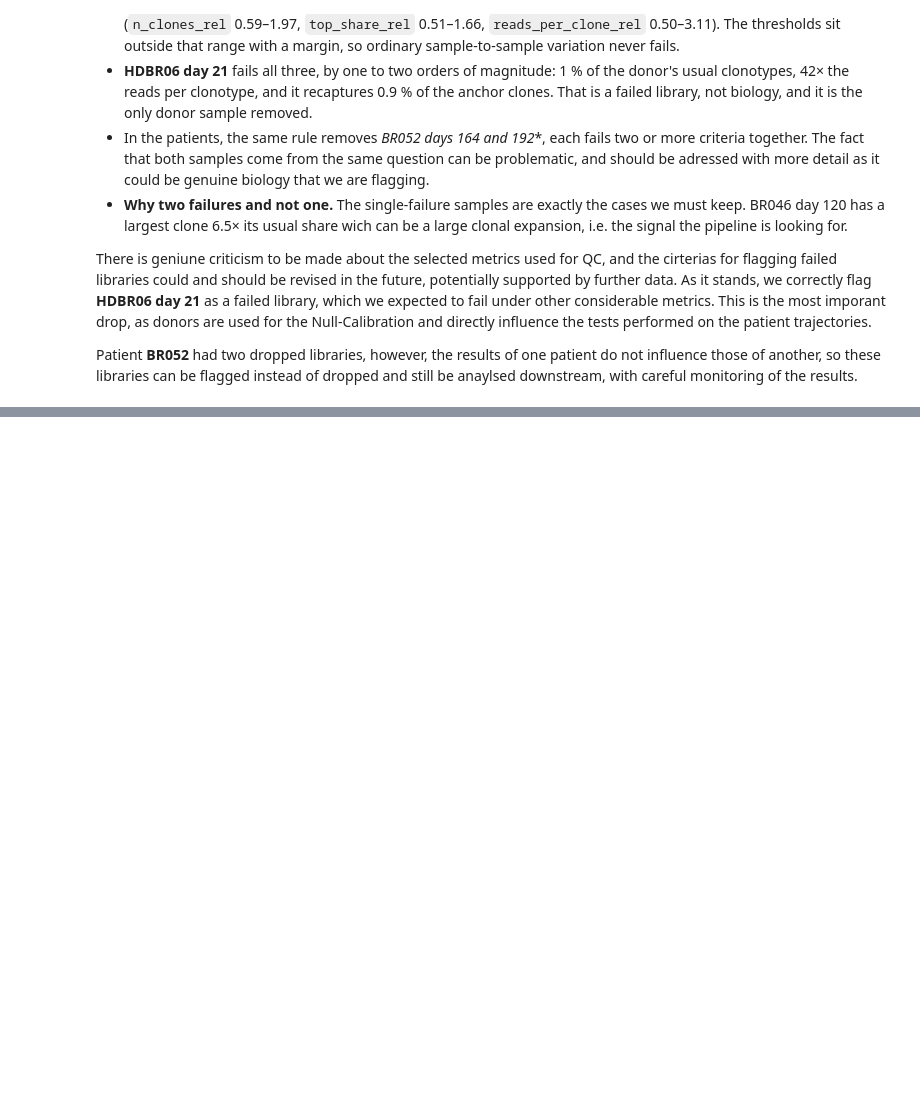
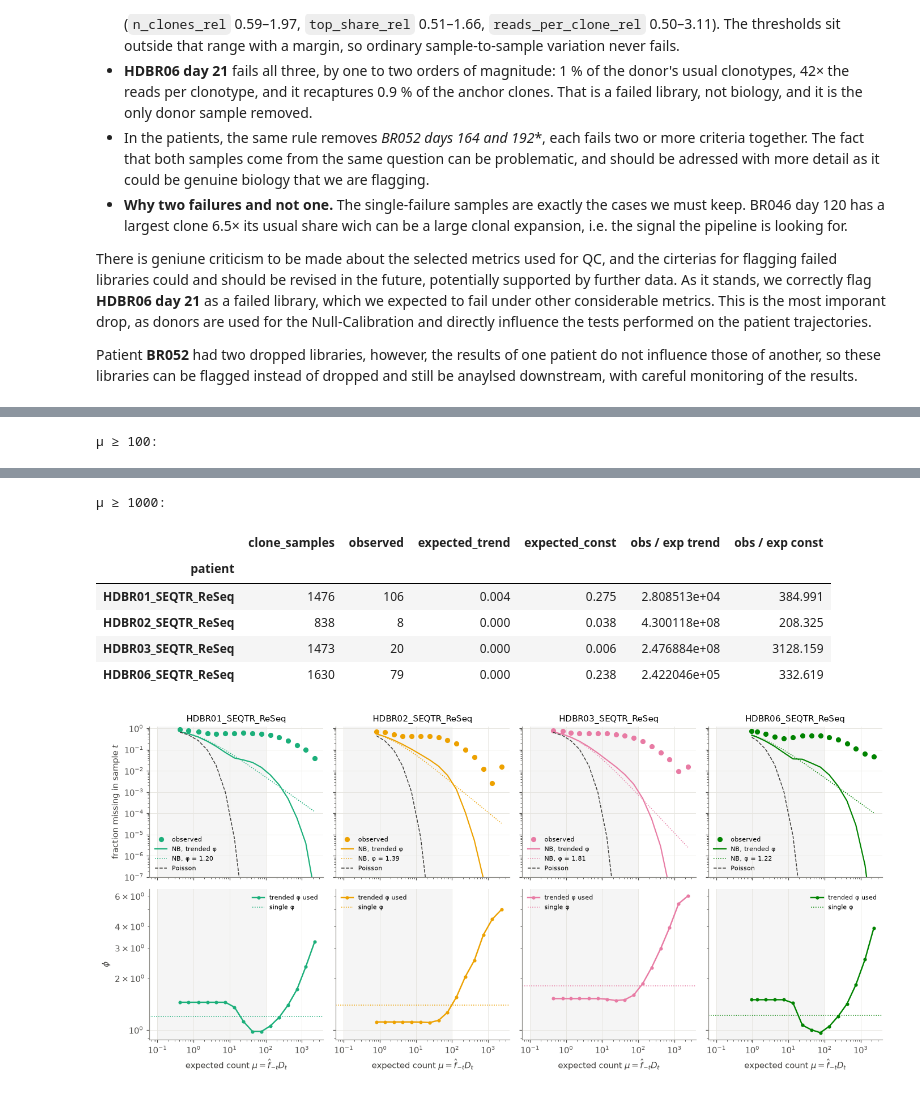
Before and after one commit to leogabcz/VHIO-colab, a Jupyter notebook: notebooks/Notebook_1_EDA.ipynb, the cells around one changed output, grey strips where cells are left out. Cells and saved outputs as stored; diff of their text form; code cells hidden in the pictures; blank space fills up the shorter version.

```diff
--- a/notebooks/Notebook_1_EDA.ipynb
+++ b/notebooks/Notebook_1_EDA.ipynb
@@ -398,0 +713,70 @@ Patient **BR052** had two dropped libraries, however, the results of one patient
+# %%
+# Dropouts vs NB with frequency-trended φ (leave-one-sample-out, as in 1.8)
+def phi_trend_fn(p, lo=0.02, hi=1e3):
+    """phi(m) interpolated (log-log) from the per-bin likelihood φ of 1.7; flat outside the fitted range."""
+    b = phi_bins[p]
+    b = b[(b['m'] >= M_MIN) & b['phi_lik'].between(lo, hi)]          # drop bins that hit the search bounds
+    lm, lp = np.log(b['m'].to_numpy()), np.log(b['phi_lik'].to_numpy())
+    return lambda m: np.exp(np.interp(np.log(np.maximum(m, 1e-12)), lm, lp))
+
+rows = []
+for p in USABLE:
+    X, D, days = wide_counts(hd[hd['patient'] == p])
+    G = np.exp(np.log(D).mean())
+    seen = X > 0
+    tot, n_seen = X.sum(1), seen.sum(1)
+    trend = phi_trend_fn(p)
+    for j, d in enumerate(days):
+        sel = (n_seen - seen[:, j]) >= MIN_OTHER
+        f = (tot[sel] - X[sel, j]) / (D.sum() - D[j])
+        rows.append(pd.DataFrame({'patient': p, 'day': d, 'mu': f * D[j], 'm': f * G,
+                                  'x': X[sel, j], 'phi_tr': trend(f * G)}))
+lk = pd.concat(rows, ignore_index=True)
+lk['phi_c'] = lk['patient'].map(phi_nb)
+lk['bin'] = pd.cut(lk['mu'], MU_BINS)
+
+nb_pmf = lambda k, mu, phi: stats.nbinom.pmf(k, phi, phi / (phi + mu))
+lk['missing'] = lk['x'] == 0
+lk['p0_tr'] = nb_pmf(0, lk['mu'], lk['phi_tr'])
+lk['p0_c'] = nb_pmf(0, lk['mu'], lk['phi_c'])
+lk['p0_pois'] = np.exp(-lk['mu'])
+
+B0 = (lk.groupby(['patient', 'bin'], observed=True)
+        .agg(mu=('mu', 'mean'), n=('x', 'size'), obs=('missing', 'mean'),
+             tr=('p0_tr', 'mean'), c=('p0_c', 'mean'), pois=('p0_pois', 'mean'),
+             phi_tr=('phi_tr', 'mean')))
+B0 = B0[B0['n'] >= 50]
+
+fig, axes = plt.subplots(2, len(USABLE), figsize=(3.2 * len(USABLE), 6), sharex=True, sharey='row')
+for i, p in enumerate(USABLE):
+    b = B0.loc[p]
+    ax = axes[0, i]
+    ax.plot(b['mu'], b['obs'], 'o', color=COLOR[p], label='observed')
+    ax.plot(b['mu'], b['tr'], color=COLOR[p], lw=1.4, label='NB, trended φ')
+    ax.plot(b['mu'], b['c'], color=COLOR[p], lw=1, ls=':', label=f'NB, φ = {phi_nb[p]:.2f}')
+    ax.plot(b['mu'], b['pois'], ls='--', color='#3d3c39', lw=1, label='Poisson')
+    ax.axvspan(MU_BINS[0], MU_TRUST, color=GREY, alpha=0.08, lw=0)
+    ax.set(xscale='log', yscale='log', ylim=(1e-7, 1.2), title=p)
+    ax.legend(fontsize=7)
+    ax = axes[1, i]
+    ax.plot(b['mu'], b['phi_tr'], 'o-', ms=3, color=COLOR[p], label='trended φ used')
+    ax.axhline(phi_nb[p], color=COLOR[p], ls=':', lw=1, label='single φ')
+    ax.axvspan(MU_BINS[0], MU_TRUST, color=GREY, alpha=0.08, lw=0)
+    ax.set(xscale='log', yscale='log', xlabel='expected count $\\mu = \\hat f_{-t} D_t$')
+    ax.legend(fontsize=7)
+axes[0, 0].set_ylabel('fraction missing in sample $t$')
+axes[1, 0].set_ylabel('$\\phi$')
+fig.tight_layout()
+
+def dropout_summary_tr(df):
+    s = df.groupby('patient').agg(clone_samples=('x', 'size'), observed=('missing', 'sum'),
+                                  expected_trend=('p0_tr', 'sum'), expected_const=('p0_c', 'sum'))
+    s['obs / exp trend'] = s['observed'] / s['expected_trend']
+    s['obs / exp const'] = s['observed'] / s['expected_const']
+    return s
+
+for thr in [MU_TRUST, 1000]:
+    print(f'μ ≥ {thr}:')
+    display(dropout_summary_tr(lk[lk['mu'] >= thr]).round(3))
+# %% [output]
+μ ≥ 100:
@@ -398,0 +789,8 @@ Patient **BR052** had two dropped libraries, however, the results of one patient
+μ ≥ 1000:
+|  | clone_samples | observed | expected_trend | expected_const | obs / exp trend | obs / exp const |
+| patient |  |  |  |  |  |  |
+| HDBR01_SEQTR_ReSeq | 1476 | 106 | 0.004 | 0.275 | 2.808513e+04 | 384.991 |
+| HDBR02_SEQTR_ReSeq | 838 | 8 | 0.000 | 0.038 | 4.300118e+08 | 208.325 |
+| HDBR03_SEQTR_ReSeq | 1473 | 20 | 0.000 | 0.006 | 2.476884e+08 | 3128.159 |
+| HDBR06_SEQTR_ReSeq | 1630 | 79 | 0.000 | 0.238 | 2.422046e+05 | 332.619 |
+[figure, added]
```
Also changed, not shown: parts of 20 cells of this notebook, 46 other files.
